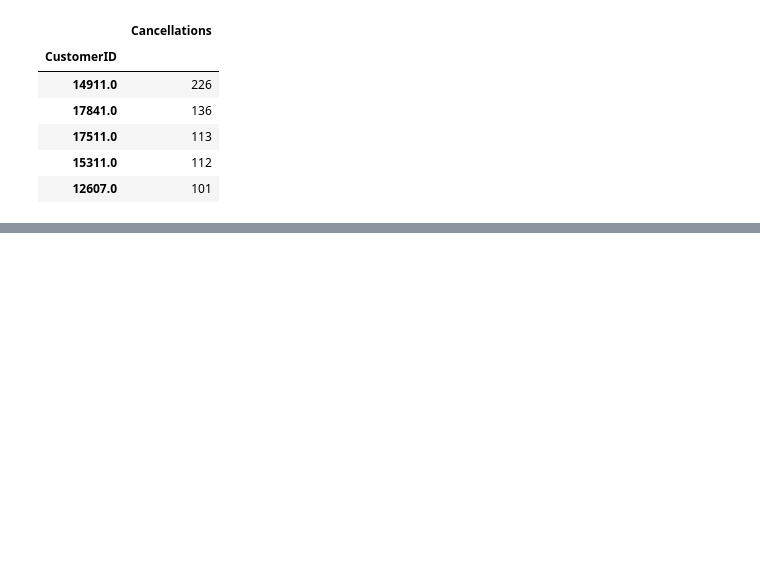
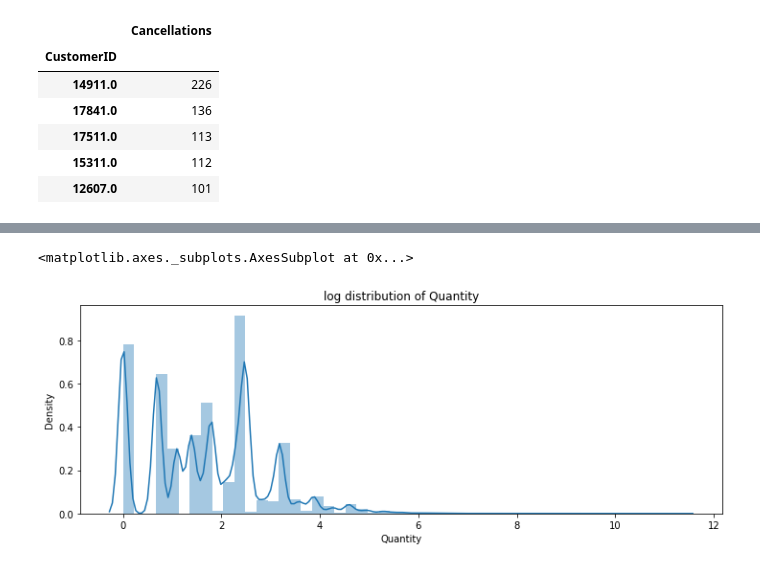
Before and after one commit to Shatakd/Customer-Segmentation-Clustering, a Jupyter notebook: Shatak_Customer_segmentation(Clustering).ipynb, the cells around one changed output, grey strips where cells are left out. Cells and saved outputs as stored; diff of their text form; code cells hidden in the pictures; blank space fills up the shorter version.

```diff
--- a/Shatak_Customer_segmentation(Clustering).ipynb
+++ b/Shatak_Customer_segmentation(Clustering).ipynb
@@ -210,0 +265,8 @@ df = df[~df['InvoiceNo'].str.contains('C')]
+# %%
+# Visualizing the distributions after log transformation of Quantity
+plt.figure(figsize=(12,4))
+plt.title('log distribution of Quantity')
+sns.distplot(np.log(df['Quantity']))
+# %% [output]
+<matplotlib.axes._subplots.AxesSubplot at 0x...>
+[figure, added]
```
Also changed, not shown: parts of 6 cells of this notebook.
